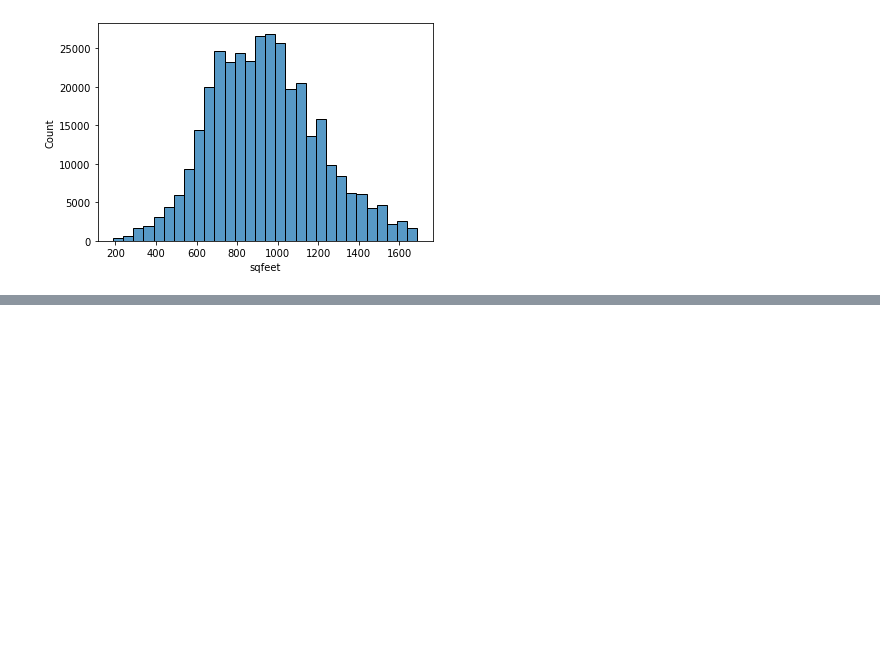
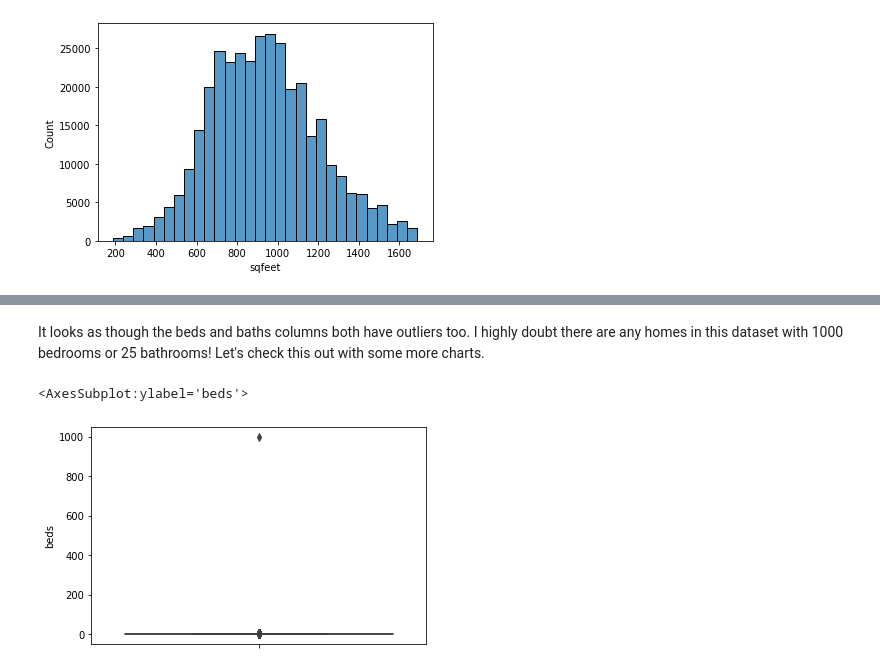
Before and after one commit to moferg/usa-housing-analysis, a Jupyter notebook: usa_housing_analysis.ipynb, the cells around one changed output, grey strips where cells are left out. Cells and saved outputs as stored; diff of their text form; code cells hidden in the pictures; blank space fills up the shorter version.

```diff
--- a/usa_housing_analysis.ipynb
+++ b/usa_housing_analysis.ipynb
@@ -257,0 +270,7 @@ sns.histplot(df_no_outliers.sqfeet, binwidth=50)
+# %% [markdown]
+It looks as though the beds and baths columns both have outliers too. I highly doubt there are any homes in this dataset with 1000 bedrooms or 25 bathrooms! Let's check this out with some more charts.
+# %%
+sns.boxplot(y=df_no_outliers.beds)
+# %% [output]
+<AxesSubplot:ylabel='beds'>
+[figure, added]
```
Also changed, not shown: parts of 15 cells of this notebook.
